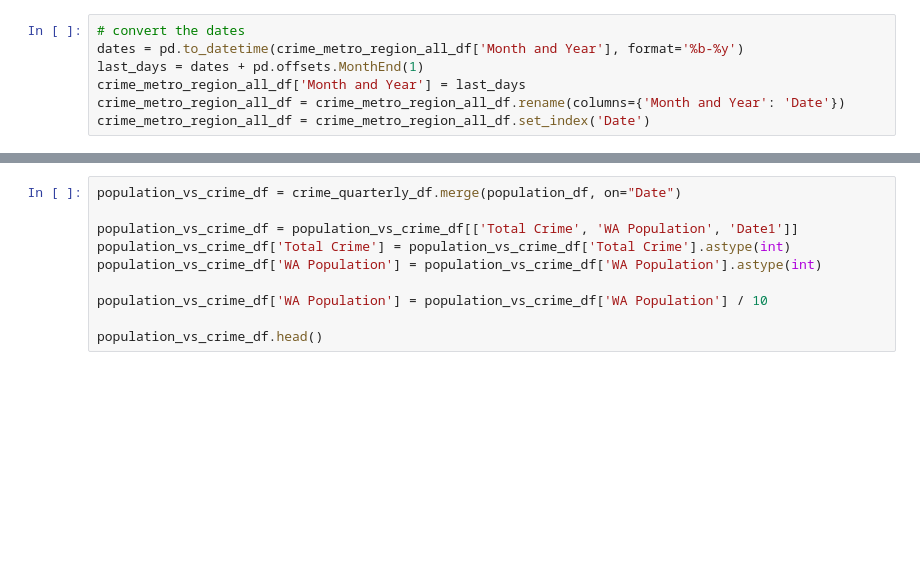
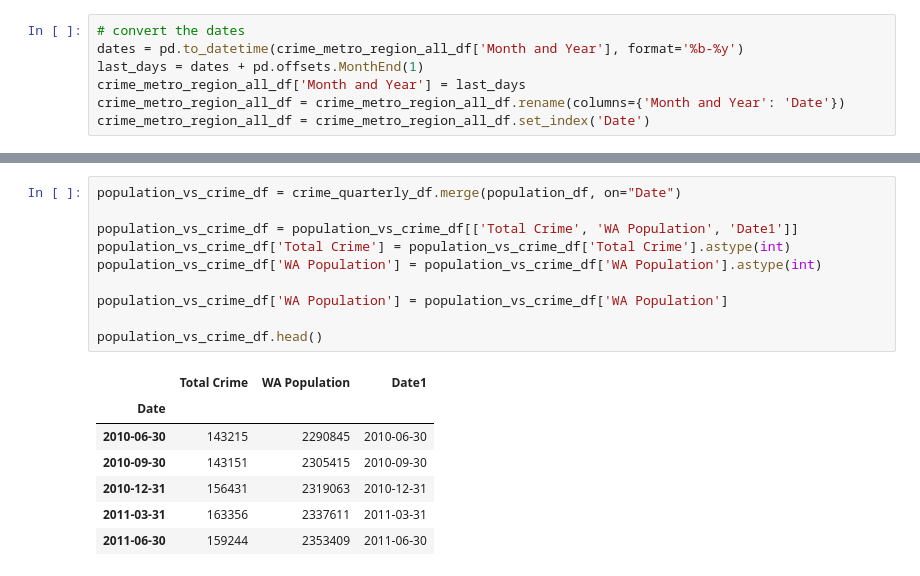
Before and after one commit to DrishP98/Project-1-, a Jupyter notebook: analysis-1.ipynb, the cells around one changed output, grey strips where cells are left out. Cells and saved outputs as stored; diff of their text form; blank space fills up the shorter version.

```diff
--- a/analysis-1.ipynb
+++ b/analysis-1.ipynb
@@ -156,10 +217,18 @@ population_df.head()
 # %%
 population_vs_crime_df = crime_quarterly_df.merge(population_df, on="Date")
 
 population_vs_crime_df = population_vs_crime_df[['Total Crime', 'WA Population', 'Date1']]
 population_vs_crime_df['Total Crime'] = population_vs_crime_df['Total Crime'].astype(int)
 population_vs_crime_df['WA Population'] = population_vs_crime_df['WA Population'].astype(int)
 
-population_vs_crime_df['WA Population'] = population_vs_crime_df['WA Population'] / 10
+population_vs_crime_df['WA Population'] = population_vs_crime_df['WA Population']
 
 population_vs_crime_df.head()
+# %% [output]
+|  | Total Crime | WA Population | Date1 |
+| Date |  |  |  |
+| 2010-06-30 | 143215 | 2290845 | 2010-06-30 |
+| 2010-09-30 | 143151 | 2305415 | 2010-09-30 |
+| 2010-12-31 | 156431 | 2319063 | 2010-12-31 |
+| 2011-03-31 | 163356 | 2337611 | 2011-03-31 |
+| 2011-06-30 | 159244 | 2353409 | 2011-06-30 |
```
Also changed, not shown: parts of 9 cells of this notebook.
